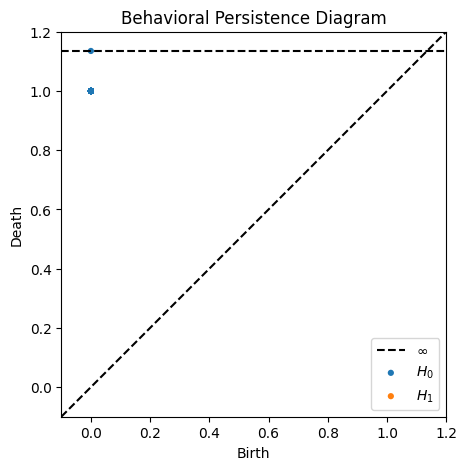
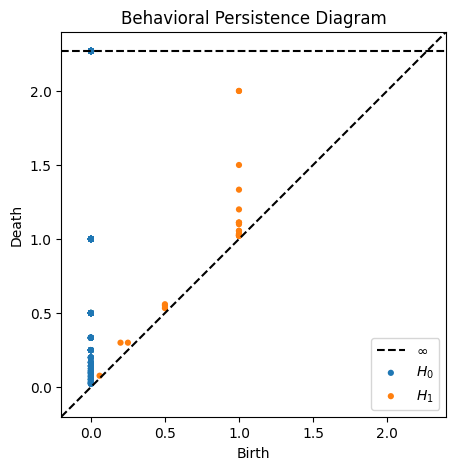
The change to this notebook cell's code, shown as a diff; its figure went from the first image to the second:
--- before
+++ after
@@ -1,56 +1,11 @@
-# AC1 - Behavioral persistence diagram
+import numpy as np
+import matplotlib.pyplot as plt
+from persim import plot_diagrams
 
-import pandas as pd
-import numpy as np
-from ripser import ripser
-from persim import plot_diagrams
-import matplotlib.pyplot as plt
 
-edges = pd.read_parquet(BEHAV_FILE)
+dgms_be = np.load(f"{DATA_DIR}/dgms_be_{VERSION}.npy", allow_pickle=True)
+dgms_be = list(dgms_be)
 
-# map back to acoustic sample indices
-song_to_idx = {s:i for i,s in enumerate(df['song_id'])}
-keep_idx = np.array([song_to_idx[s] for s in df_tda['song_id']], dtype=int)
-keep_set = set(keep_idx)
-
-sub_edges = []
-for a,b,w in edges[['a','b','w']].to_numpy():
-    if a in keep_set and b in keep_set:
-        sub_edges.append((list(keep_set).index(a), list(keep_set).index(b), w))
-
-def shortest_path_dist(n, edges):
-    import heapq
-    INF = 1e12
-    if not edges:
-        D = np.ones((n,n), dtype=np.float32)
-        np.fill_diagonal(D,0.0)
-        return D
-    adj = [[] for _ in range(n)]
-    for a,b,w in edges:
-        d = 1.0 / max(1.0, float(w))
-        adj[a].append((b,d)); adj[b].append((a,d))
-    D = np.full((n,n), INF, dtype=np.float32)
-    for s in range(n):
-        D[s,s] = 0.0
-        pq = [(0.0,s)]
-        while pq:
-            d,u = heapq.heappop(pq)
-            if d > D[s,u]: continue
-            for v,w in adj[u]:
-                nd = d+w
-                if nd < D[s,v]:
-                    D[s,v] = nd
-                    heapq.heappush(pq,(nd,v))
-    finite = np.isfinite(D)
-    off = D[finite & ~np.eye(n,dtype=bool)]
-    cap = float(np.max(off)) if off.size>0 else 1.0
-    D[~finite] = cap
-    return D
-
-D_be = shortest_path_dist(len(df_tda), sub_edges)
-
-dgms_be = ripser(D_be, distance_matrix=True, maxdim=1)['dgms']
-
-plt.figure(figsize=(6,5))
+plt.figure(figsize=(5,5))
 plot_diagrams(dgms_be, title="Behavioral Persistence Diagram")
 plt.show()

Commit: updated files